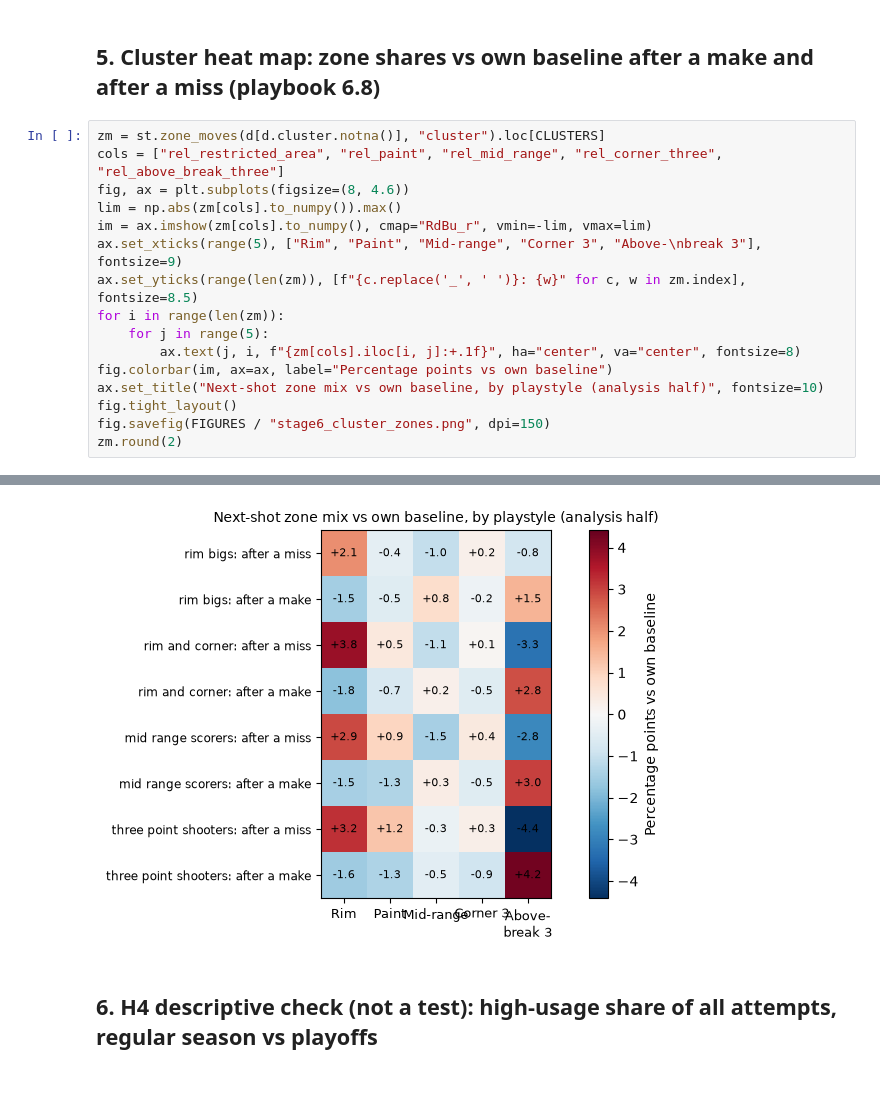
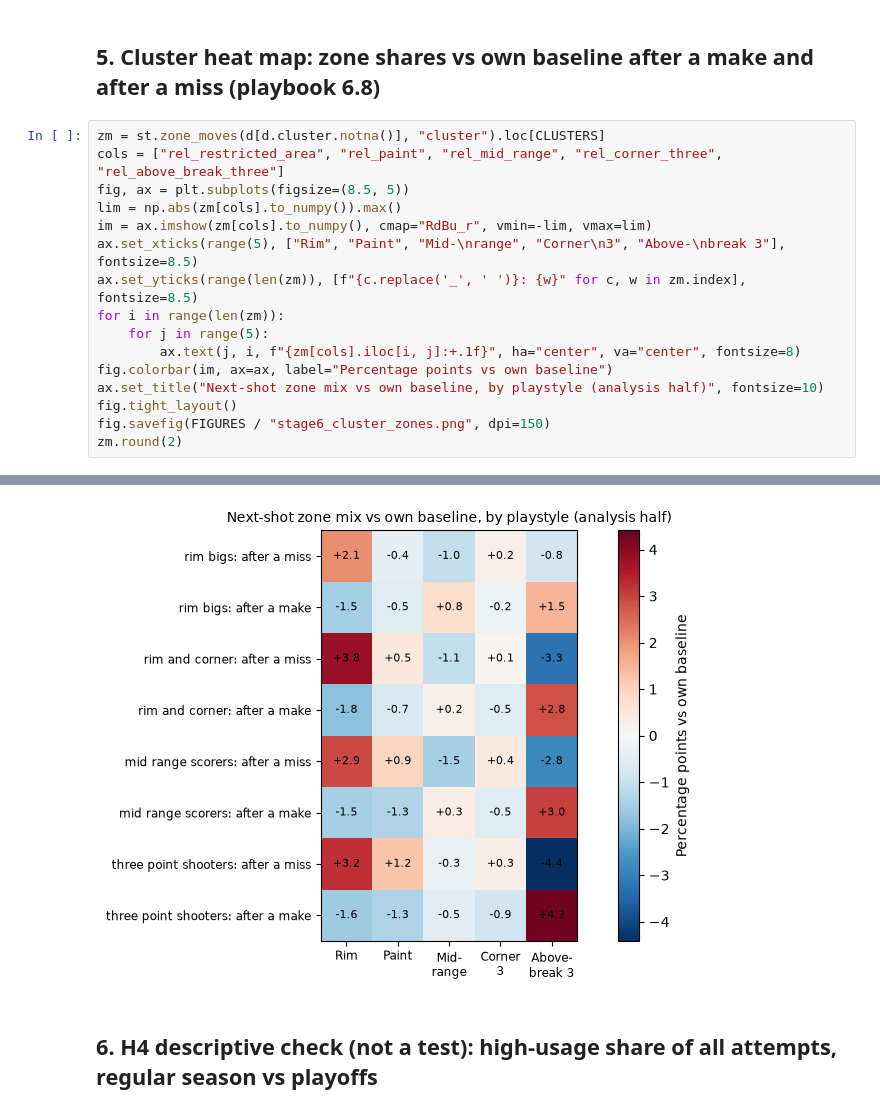
Before and after one commit to vitalemassimo/nba-shot-selection-hot-hand, a Jupyter notebook: notebooks/05_segments.ipynb, the cells around one changed output, grey strips where cells are left out. Drawn from its saved outputs; the diff is of its cells as text; blank space fills up the shorter version.

Commit message:
Stage 6: fix figure layout (cosmetic rerun, results unchanged)
Co-Authored-By: Claude Opus 5.5 <noreply@anthropic.com>

```diff
--- a/notebooks/05_segments.ipynb
+++ b/notebooks/05_segments.ipynb
@@ -166,31 +166,31 @@ fig.savefig(FIGURES / "stage6_forest.png", dpi=150)
 # %%
 zm = st.zone_moves(d[d.cluster.notna()], "cluster").loc[CLUSTERS]
 cols = ["rel_restricted_area", "rel_paint", "rel_mid_range", "rel_corner_three", "rel_above_break_three"]
-fig, ax = plt.subplots(figsize=(8, 4.6))
+fig, ax = plt.subplots(figsize=(8.5, 5))
 lim = np.abs(zm[cols].to_numpy()).max()
 im = ax.imshow(zm[cols].to_numpy(), cmap="RdBu_r", vmin=-lim, vmax=lim)
-ax.set_xticks(range(5), ["Rim", "Paint", "Mid-range", "Corner 3", "Above-\nbreak 3"], fontsize=9)
+ax.set_xticks(range(5), ["Rim", "Paint", "Mid-\nrange", "Corner\n3", "Above-\nbreak 3"], fontsize=8.5)
 ax.set_yticks(range(len(zm)), [f"{c.replace('_', ' ')}: {w}" for c, w in zm.index], fontsize=8.5)
 for i in range(len(zm)):
     for j in range(5):
         ax.text(j, i, f"{zm[cols].iloc[i, j]:+.1f}", ha="center", va="center", fontsize=8)
 fig.colorbar(im, ax=ax, label="Percentage points vs own baseline")
 ax.set_title("Next-shot zone mix vs own baseline, by playstyle (analysis half)", fontsize=10)
 fig.tight_layout()
 fig.savefig(FIGURES / "stage6_cluster_zones.png", dpi=150)
 zm.round(2)
 # %% [output]
 |  |  | rel_restricted_area | rel_paint | rel_mid_range | rel_corner_three | rel_above_break_three |
 | cluster | prev_made |  |  |  |  |  |
 | rim_bigs | after a miss | 2.05 | -0.44 | -1.04 | 0.23 | -0.80 |
 |  | after a make | -1.49 | -0.54 | 0.79 | -0.24 | 1.49 |
 | rim_and_corner | after a miss | 3.82 | 0.46 | -1.09 | 0.08 | -3.26 |
 |  | after a make | -1.83 | -0.70 | 0.22 | -0.53 | 2.83 |
 | mid_range_scorers | after a miss | 2.90 | 0.95 | -1.45 | 0.43 | -2.83 |
 |  | after a make | -1.48 | -1.32 | 0.31 | -0.53 | 3.02 |
 | three_point_shooters | after a miss | 3.21 | 1.22 | -0.28 | 0.26 | -4.41 |
 |  | after a make | -1.57 | -1.35 | -0.45 | -0.88 | 4.25 |
-[figure, old version]
+[figure, new version]
 # %% [markdown]
 ## 6. H4 descriptive check (not a test): high-usage share of all attempts, regular season vs playoffs
 # %%
```
Also changed, not shown: parts of 1 cell of this notebook, 3 other files.
